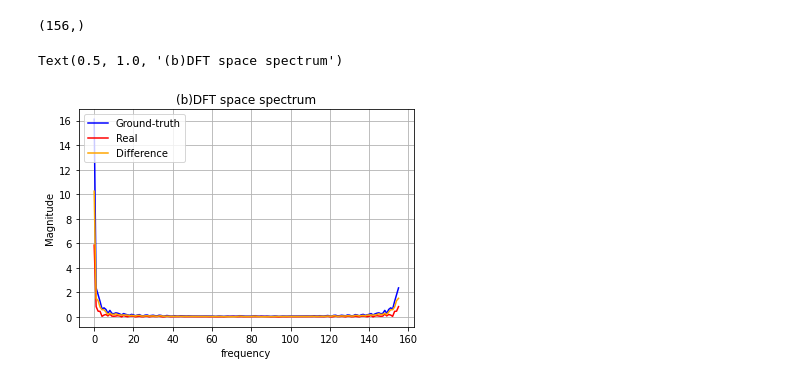
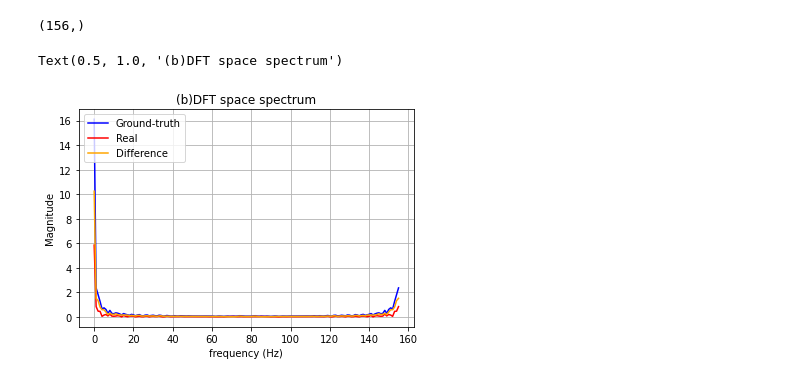
Before and after one commit to RuqiaoXia/Additional-code-for-MSFAs-Toolbox, a Jupyter notebook: Report_fft_DFT_example-figure6.ipynb, the cells around one changed output. Drawn from its saved outputs; the diff is of its cells as text; code cells hidden in the pictures.

```diff
--- a/Report_fft_DFT_example-figure6.ipynb
+++ b/Report_fft_DFT_example-figure6.ipynb
@@ -214,18 +219,18 @@ mag_diff.shape
 # %%
 
 fig = plt.figure()
 ax = fig.add_subplot(111)
 ax.plot(mag_true, 'b', label = 'Ground-truth')
 ax.grid()
 ax.plot(mag_real , 'red', label = 'Real')
 ax.plot(mag_diff, 'orange', label = 'Difference')
 
 ax.legend(loc=2)
-ax.set_xlabel("frequency")
+ax.set_xlabel("frequency (Hz)")
 ax.set_ylabel(r"Magnitude")
 
 
 title('(b)DFT space spectrum')
 # %% [output]
 Text(0.5, 1.0, '(b)DFT space spectrum')
-[figure, old version]
+[figure, new version]
```
Also changed, not shown: parts of 2 cells of this notebook, 5 other files.
